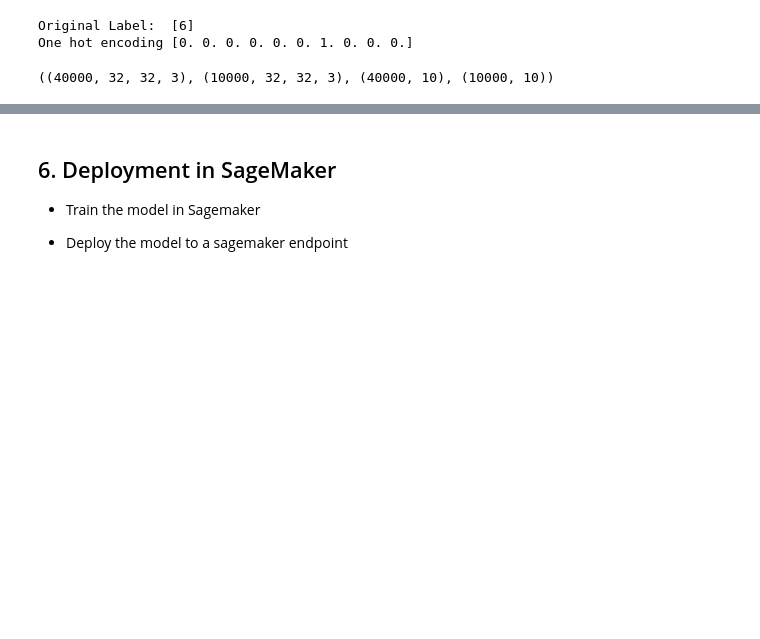
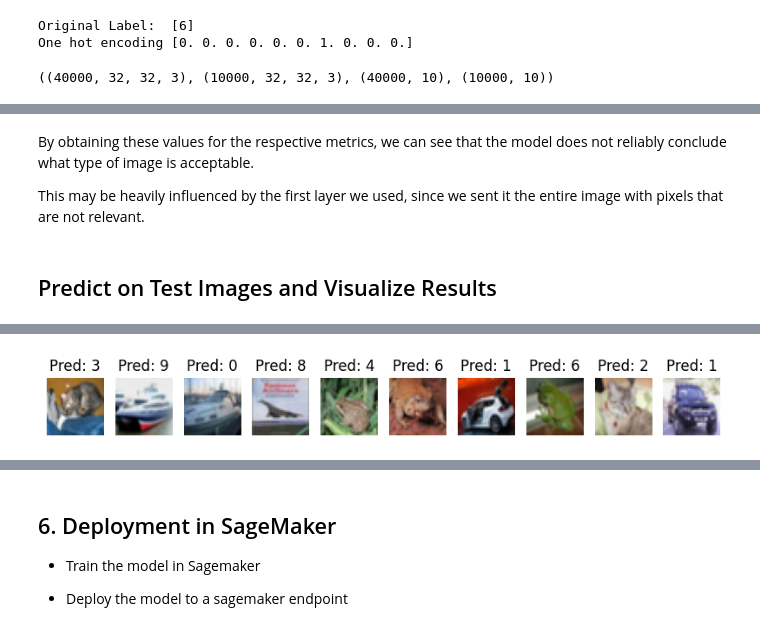
Before and after one commit to tulio3101/TDSE-03, a Jupyter notebook: ConvolutionalLayer.ipynb, the cells around one changed output, grey strips where cells are left out. Saved outputs shown, nothing was run; the diff lists cells and outputs as text; code cells hidden in the pictures; blank space fills up the shorter version.

```diff
--- a/ConvolutionalLayer.ipynb
+++ b/ConvolutionalLayer.ipynb
@@ -129,6 +138,10 @@ Implement a baseline neural network without convolutional layers, e.g.:
 # %%
 model = Sequential([
     Flatten(input_shape=(32,32,3)),
+    Dense(256, activation='relu'),
     Dense(128, activation='relu'),
+    Dense(64, activation='relu'),
     Dense(10, activation='softmax')
 ])
+
+model.summary()
@@ -141,3 +180,3 @@ model.compile(
 # %%
-model.fit(train_X_normalize, train_label, epochs=3, batch_size=32)
+model.fit(train_X_normalize, train_label, epochs=15, batch_size=32)
 # %% [output]
@@ -168,0 +207,16 @@ Model: "sequential_5"
+# %% [markdown]
+By obtaining these values for the respective metrics, we can see that the model does not reliably conclude what type of image is acceptable.
+
+This may be heavily influenced by the first layer we used, since we sent it the entire image with pixels that are not relevant.
+# %% [markdown]
+## Predict on Test Images and Visualize Results
+# %%
+preds = model.predict(test_X[:10])
+plt.figure(figsize=(10,2))
+for i in range(10):
+    plt.subplot(1,10,i+1)
+    plt.imshow(test_X[i])
+    plt.title(f"Pred: {np.argmax(preds[i])}")
+    plt.axis('off')
+plt.show()
+# %% [output]
@@ -168,0 +224 @@ Model: "sequential_5"
+[figure, added]
```
Also changed, not shown: parts of 31 cells of this notebook, 3 other files.
